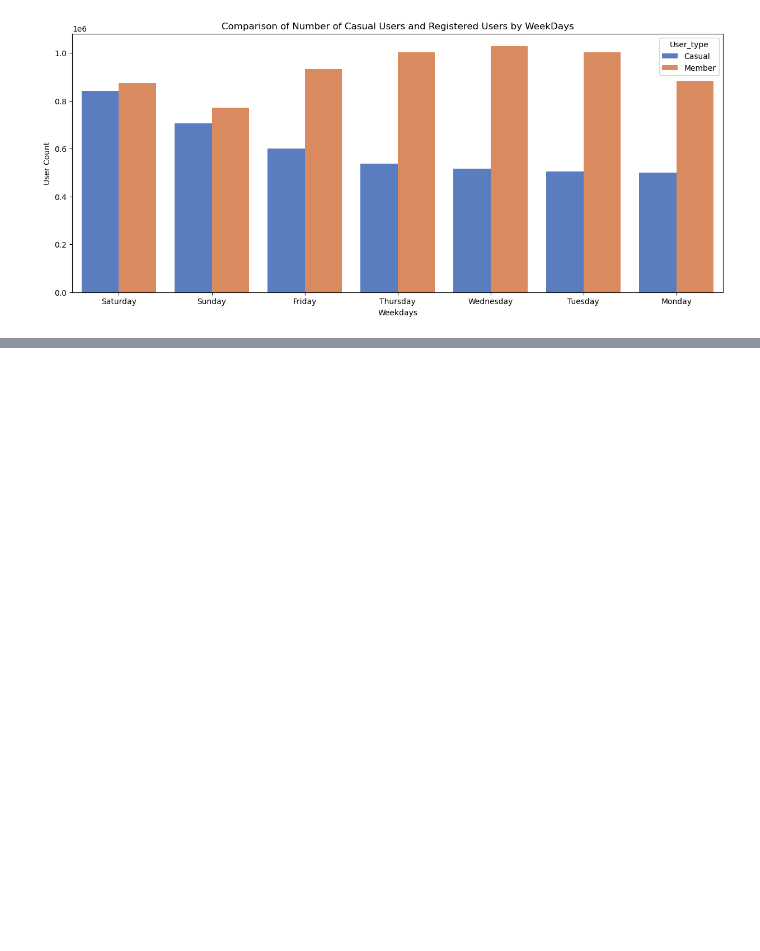
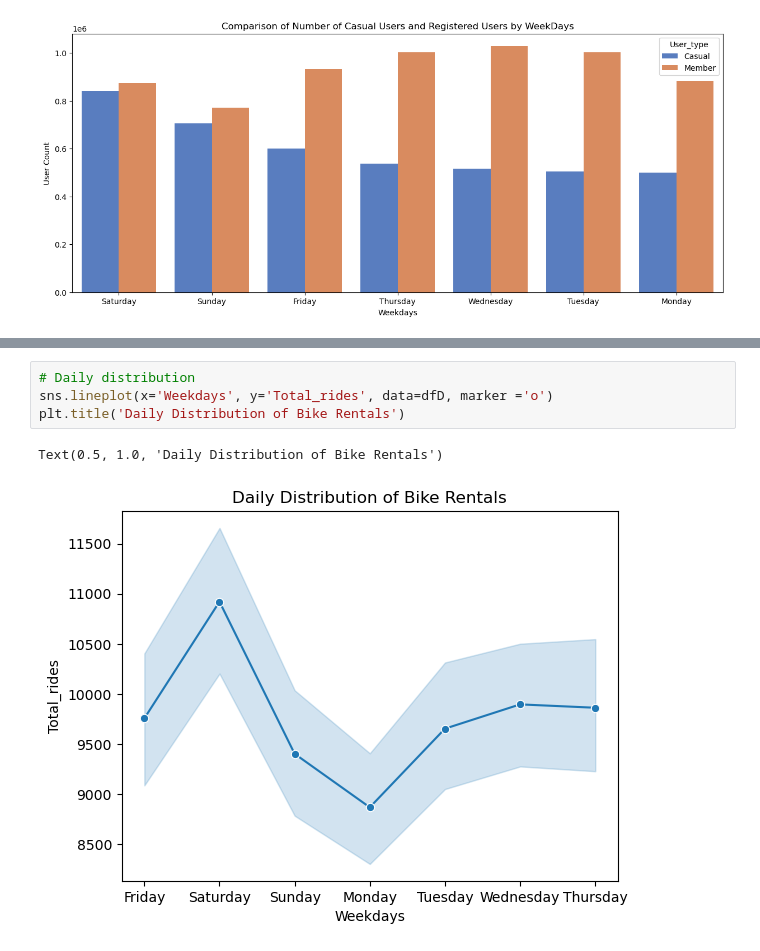
Before and after one commit to Sudha25a/Bike-project-3, a Jupyter notebook: Bike project Daily.ipynb, the cells around one changed output, grey strips where cells are left out. Saved outputs shown, nothing was run; the diff lists cells and outputs as text; blank space fills up the shorter version.

```diff
--- a/Bike project Daily.ipynb
+++ b/Bike project Daily.ipynb
@@ -666,0 +711,7 @@ plt.show()
+# %%
+# Daily distribution
+sns.lineplot(x='Weekdays', y='Total_rides', data=dfD, marker ='o')
+plt.title('Daily Distribution of Bike Rentals')
+# %% [output]
+Text(0.5, 1.0, 'Daily Distribution of Bike Rentals')
+[figure, added]
```
Also changed, not shown: parts of 5 cells of this notebook.
